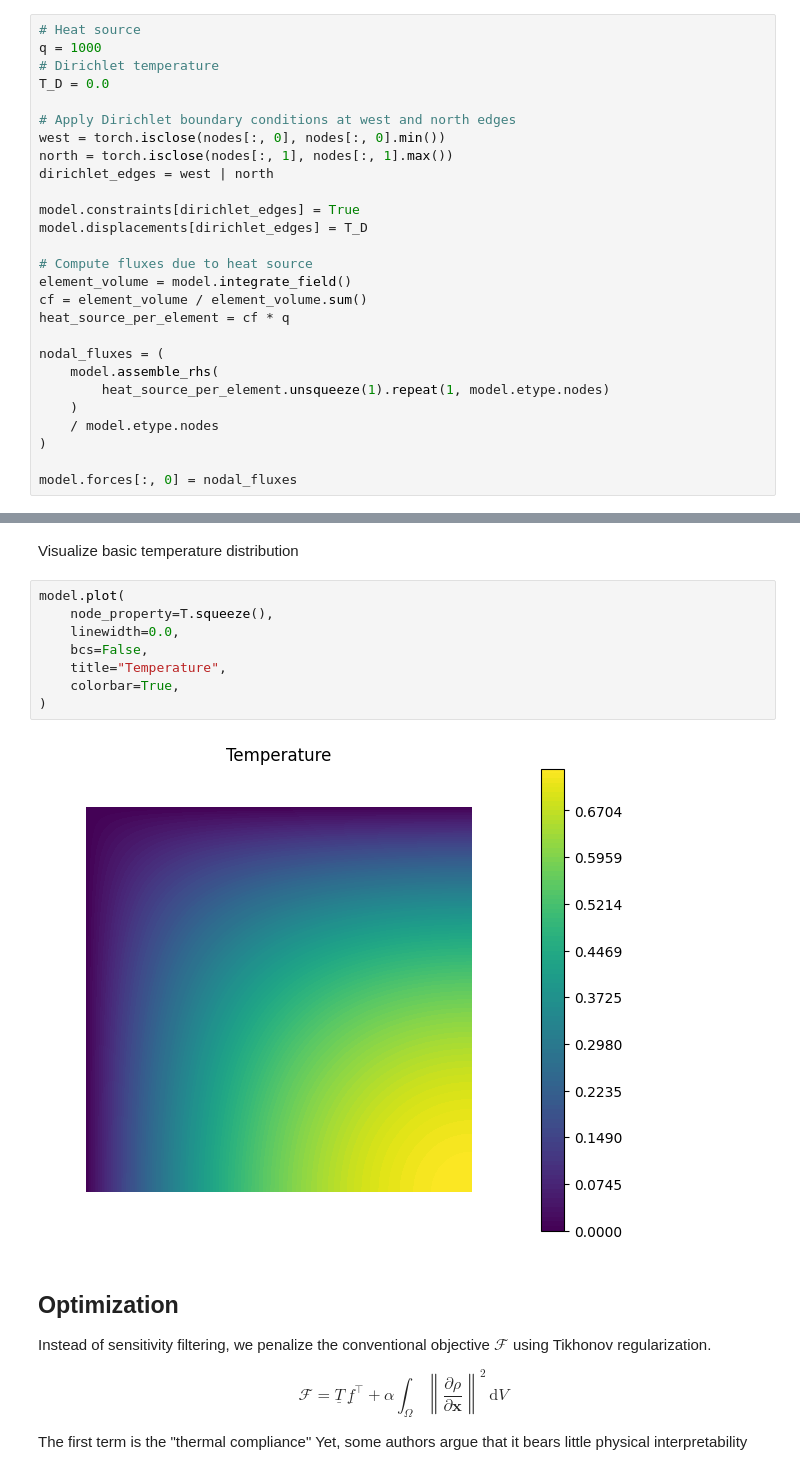
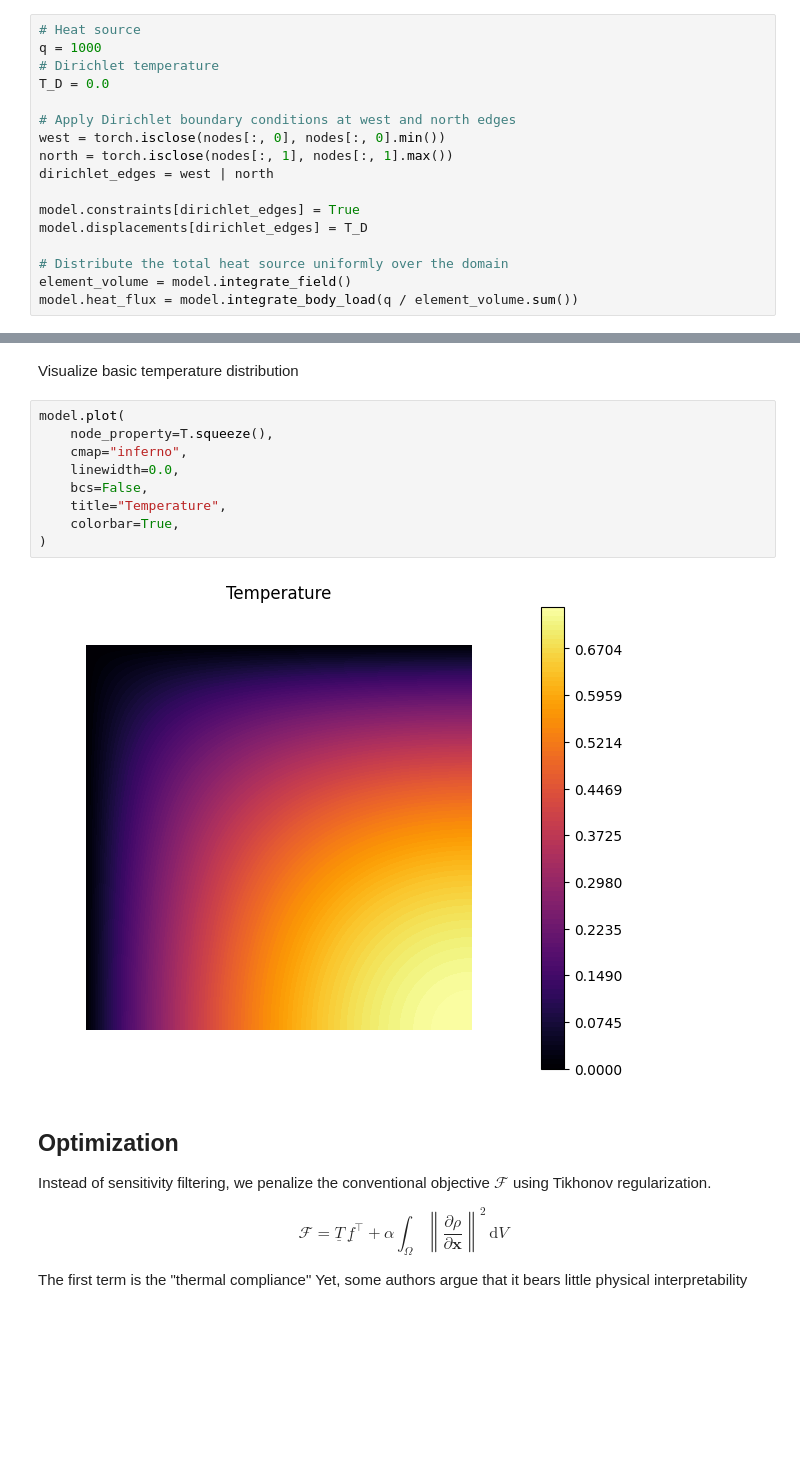
Before and after one commit to meyer-nils/torch-fem, a Jupyter notebook: examples/optimization/planar/topology_thermal_static.ipynb, the cells around one changed output, grey strips where cells are left out. Saved outputs shown, nothing was run; the diff lists cells and outputs as text; blank space fills up the shorter version.

Commit message:
Add convenience helpers for applying line loads, surfce loads and body loads.

```diff
--- a/examples/optimization/planar/topology_thermal_static.ipynb
+++ b/examples/optimization/planar/topology_thermal_static.ipynb
@@ -70,19 +70,9 @@ dirichlet_edges = west | north
 model.constraints[dirichlet_edges] = True
 model.displacements[dirichlet_edges] = T_D
 
-# Compute fluxes due to heat source
+# Distribute the total heat source uniformly over the domain
 element_volume = model.integrate_field()
-cf = element_volume / element_volume.sum()
-heat_source_per_element = cf * q
-
-nodal_fluxes = (
-    model.assemble_rhs(
-        heat_source_per_element.unsqueeze(1).repeat(1, model.etype.nodes)
-    )
-    / model.etype.nodes
-)
-
-model.forces[:, 0] = nodal_fluxes
+model.heat_flux = model.integrate_body_load(q / element_volume.sum())
 # %% [markdown]
 Solve the basic model
 # %%
@@ -92,13 +82,14 @@ Visualize basic temperature distribution
 # %%
 model.plot(
     node_property=T.squeeze(),
+    cmap="inferno",
     linewidth=0.0,
     bcs=False,
     title="Temperature",
     colorbar=True,
 )
 # %% [output]
-[figure, old version]
+[figure, new version]
 # %% [markdown]
 ## Optimization
 
```
Also changed, not shown: parts of 1 cell of this notebook, 14 other files.
